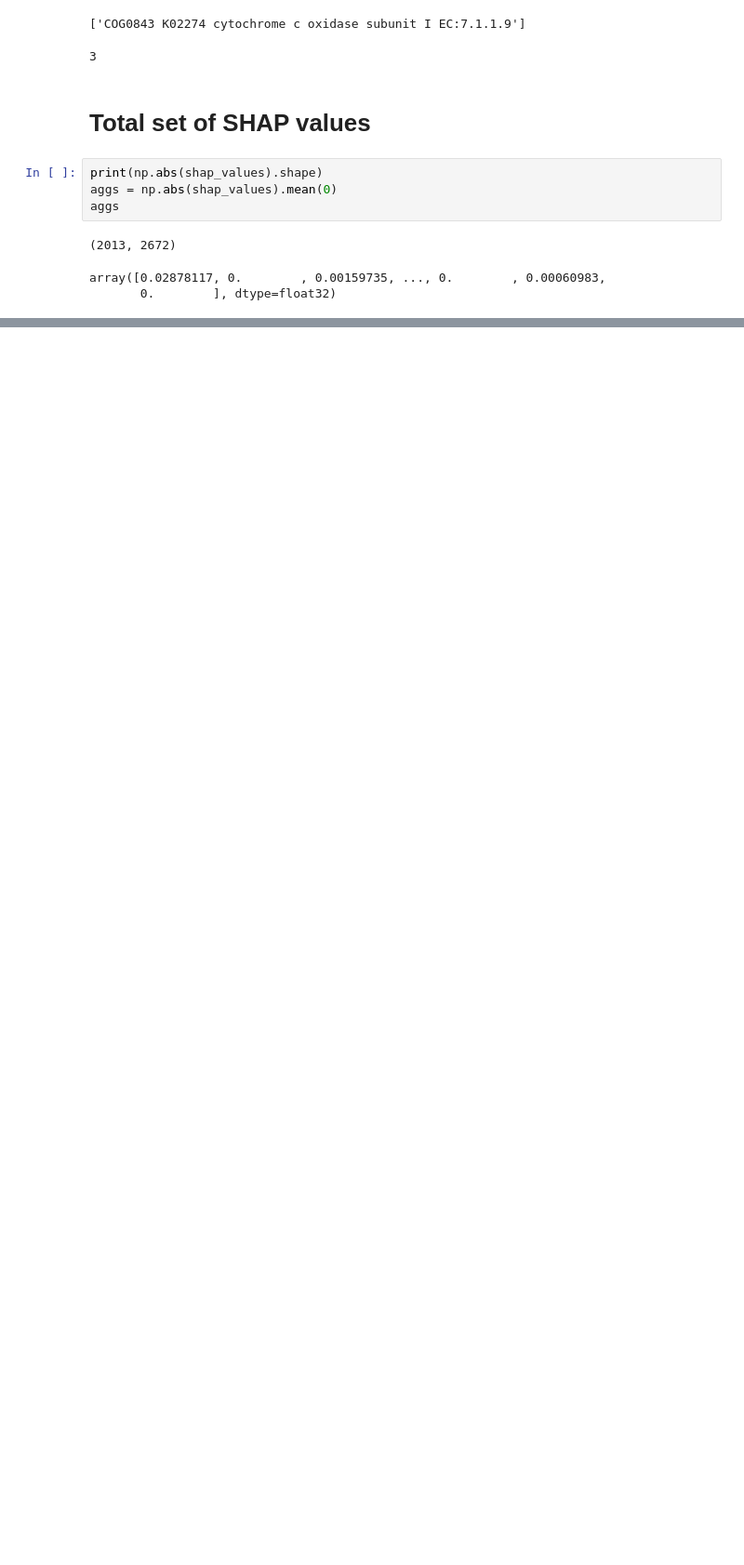
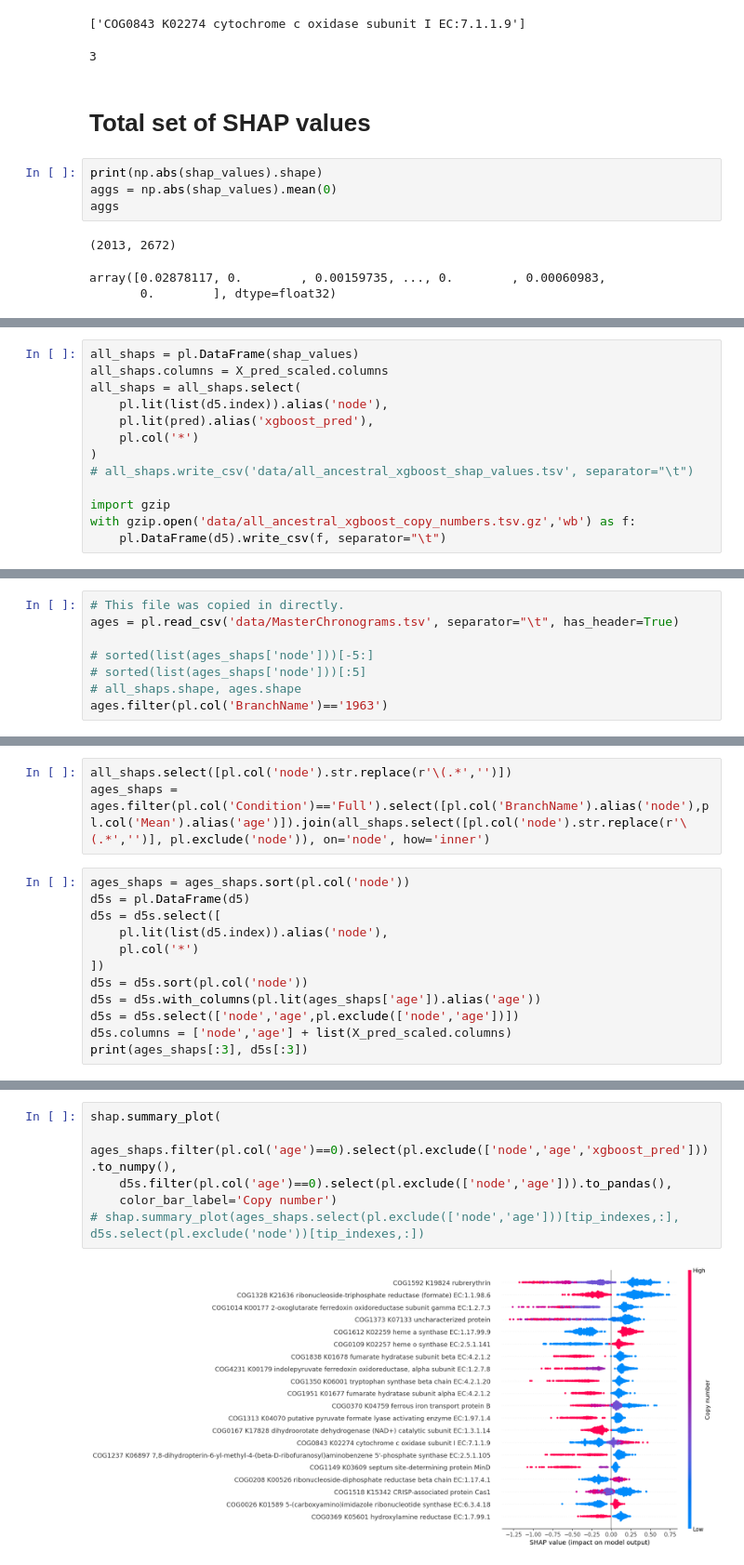
Before and after one commit to wwood/bacterial_dating_aerobic_predictor, a Jupyter notebook: 15_inspect_shap_values.ipynb, the cells around one changed output, grey strips where cells are left out. Shown at 93% size. Saved outputs shown, nothing was run; the diff lists cells and outputs as text; blank space fills up the shorter version.

```diff
--- a/15_inspect_shap_values.ipynb
+++ b/15_inspect_shap_values.ipynb
@@ -260,0 +435,13 @@ shape: (5, 9)
+# %%
+all_shaps = pl.DataFrame(shap_values)
+all_shaps.columns = X_pred_scaled.columns
+all_shaps = all_shaps.select(
+    pl.lit(list(d5.index)).alias('node'),
+    pl.lit(pred).alias('xgboost_pred'),
+    pl.col('*')
+)
+# all_shaps.write_csv('data/all_ancestral_xgboost_shap_values.tsv', separator="\t")
+
+import gzip
+with gzip.open('data/all_ancestral_xgboost_copy_numbers.tsv.gz','wb') as f:
+    pl.DataFrame(d5).write_csv(f, separator="\t")
@@ -260,0 +450,8 @@ shape: (5, 9)
+# %%
+# This file was copied in directly.
+ages = pl.read_csv('data/MasterChronograms.tsv', separator="\t", has_header=True)
+
+# sorted(list(ages_shaps['node']))[-5:]
+# sorted(list(ages_shaps['node']))[:5]
+# all_shaps.shape, ages.shape
+ages.filter(pl.col('BranchName')=='1963')
@@ -260,0 +467,15 @@ shape: (5, 9)
+# %%
+all_shaps.select([pl.col('node').str.replace(r'\(.*','')])
+ages_shaps = ages.filter(pl.col('Condition')=='Full').select([pl.col('BranchName').alias('node'),pl.col('Mean').alias('age')]).join(all_shaps.select([pl.col('node').str.replace(r'\(.*','')], pl.exclude('node')), on='node', how='inner')
+# %%
+ages_shaps = ages_shaps.sort(pl.col('node'))
+d5s = pl.DataFrame(d5)
+d5s = d5s.select([
+    pl.lit(list(d5.index)).alias('node'),
+    pl.col('*')
+])
+d5s = d5s.sort(pl.col('node'))
+d5s = d5s.with_columns(pl.lit(ages_shaps['age']).alias('age'))
+d5s = d5s.select(['node','age',pl.exclude(['node','age'])])
+d5s.columns = ['node','age'] + list(X_pred_scaled.columns)
+print(ages_shaps[:3], d5s[:3])
@@ -260,0 +500,8 @@ shape: (5, 9)
+# %%
+shap.summary_plot(
+    ages_shaps.filter(pl.col('age')==0).select(pl.exclude(['node','age','xgboost_pred'])).to_numpy(),
+    d5s.filter(pl.col('age')==0).select(pl.exclude(['node','age'])).to_pandas(),
+    color_bar_label='Copy number')
+# shap.summary_plot(ages_shaps.select(pl.exclude(['node','age']))[tip_indexes,:], d5s.select(pl.exclude('node'))[tip_indexes,:])
+# %% [output]
+[figure, added]
```
Also changed, not shown: parts of 24 cells of this notebook, 3 other files.
